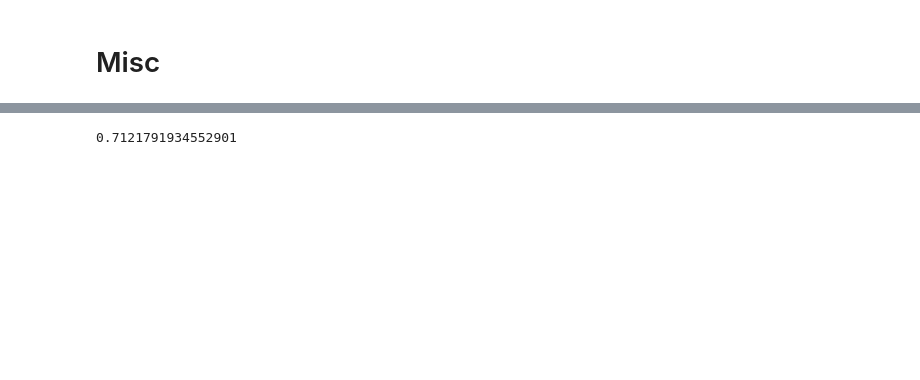
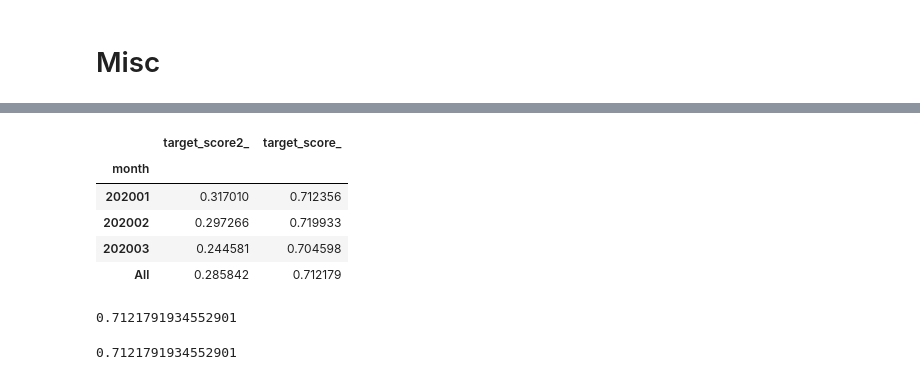
Before and after one commit to Vrboska/mofr, a Jupyter notebook: Testing.ipynb, the cells around one changed output, grey strips where cells are left out. Saved outputs shown, nothing was run; the diff lists cells and outputs as text; code cells hidden in the pictures; blank space fills up the shorter version.

```diff
--- a/Testing.ipynb
+++ b/Testing.ipynb
@@ -447,4 +476,20 @@ pd.pivot_table(df, values='target', index='month', columns=None, aggfunc='mean',
+# %%
+df['target_score_']=list(zip(df['target'], df['p_churn']))
+df['target_score2_']=list(zip(df['target'], df['semi_random_score']))
+
+pd.pivot_table(df, values=['target_score_','target_score2_'], index='month', columns=None, aggfunc=gini_zipped, fill_value=None, margins=True, dropna=True, margins_name='All')
+# %% [output]
+|  | target_score2_ | target_score_ |
+| month |  |  |
+| 202001 | 0.317010 | 0.712356 |
+| 202002 | 0.297266 | 0.719933 |
+| 202003 | 0.244581 | 0.704598 |
+| All | 0.285842 | 0.712179 |
 # %%
 metrics.gini(df['target'], df['p_churn'])
 # %% [output]
 0.7121791934552901
+# %%
+metrics.gini(df['target'], df['p_churn'])
+# %% [output]
+0.7121791934552901
```
Also changed, not shown: parts of 20 cells of this notebook, 1 other file.
